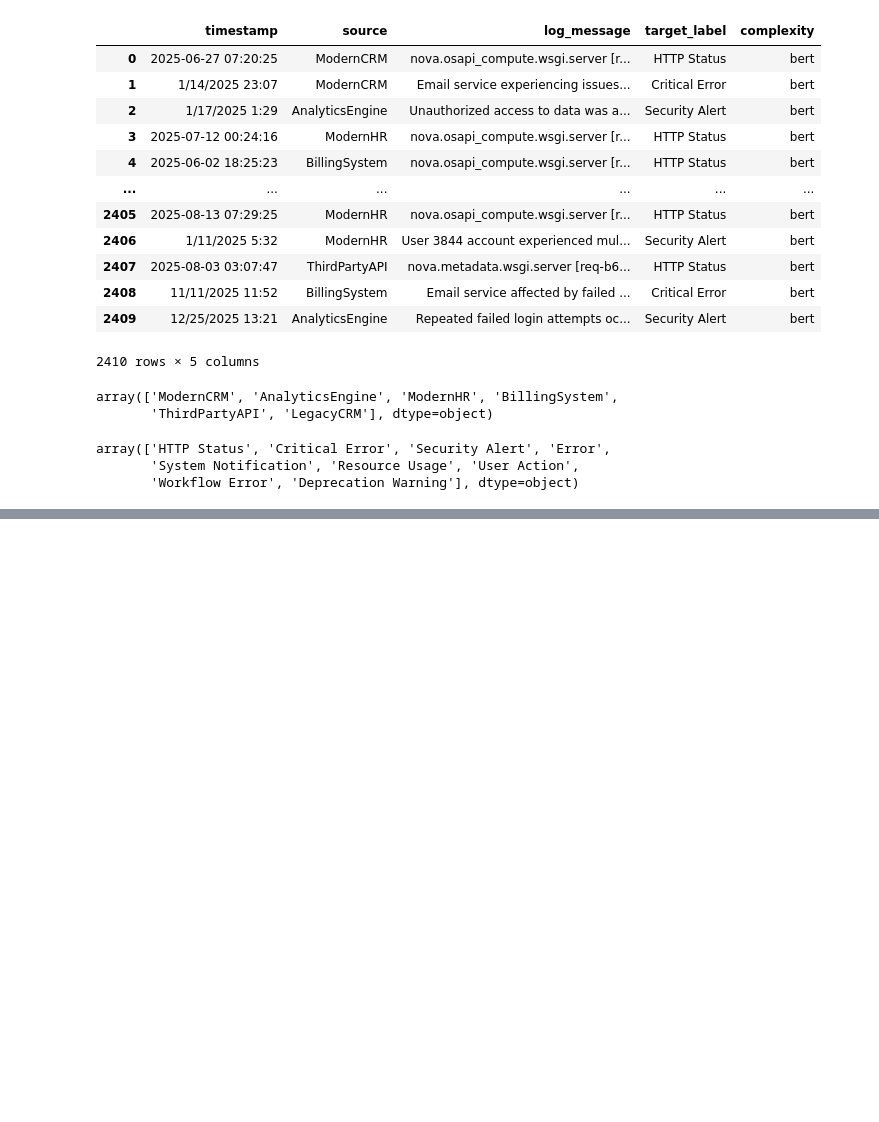
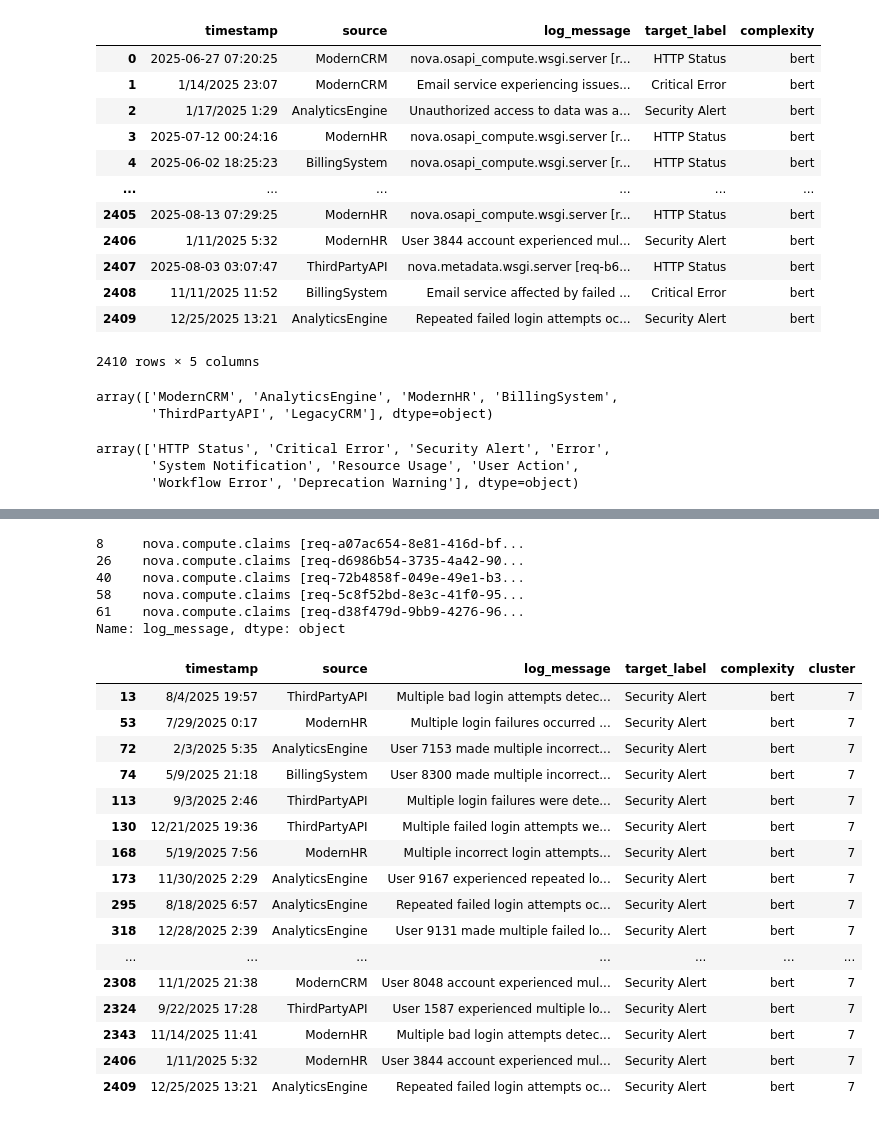
Before and after one commit to kevinjacob2001/Hybrid-Log-Classifier-AI, a Jupyter notebook: training/training.ipynb, the cells around one changed output, grey strips where cells are left out. Saved outputs shown, nothing was run; the diff lists cells and outputs as text; code cells hidden in the pictures; blank space fills up the shorter version.

```diff
--- a/training/training.ipynb
+++ b/training/training.ipynb
@@ -43,7 +43,7 @@ model = SentenceTransformer('all-MiniLM-L6-v2')
 embeddings = model.encode(df['log_message'].tolist())
 
 #perform DBSCAN Clustering
-dbscan= DBSCAN(eps=0.5, min_samples=5, metric='euclidean')
+dbscan= DBSCAN(eps=0.2, min_samples=1, metric='cosine')
 clusters=dbscan.fit_predict(embeddings)
 
 #add cluster labels to the dataframe
@@ -78,0 +88,29 @@ array([[-1.02939703e-01,  3.35459337e-02, -2.20260508e-02,
+# %%
+df[df['cluster'] == 5]['log_message'].head()
+# %% [output]
+8     nova.compute.claims [req-a07ac654-8e81-416d-bf...
+26    nova.compute.claims [req-d6986b54-3735-4a42-90...
+40    nova.compute.claims [req-72b4858f-049e-49e1-b3...
+58    nova.compute.claims [req-5c8f52bd-8e3c-41f0-95...
+61    nova.compute.claims [req-d38f479d-9bb9-4276-96...
+Name: log_message, dtype: object
+# %%
+df[df.cluster==7]
+# %% [output]
+|  | timestamp | source | log_message | target_label | complexity | cluster |
+| 13 | 8/4/2025 19:57 | ThirdPartyAPI | Multiple bad login attempts detec... | Security Alert | bert | 7 |
+| 53 | 7/29/2025 0:17 | ModernHR | Multiple login failures occurred ... | Security Alert | bert | 7 |
+| 72 | 2/3/2025 5:35 | AnalyticsEngine | User 7153 made multiple incorrect... | Security Alert | bert | 7 |
+| 74 | 5/9/2025 21:18 | BillingSystem | User 8300 made multiple incorrect... | Security Alert | bert | 7 |
+| 113 | 9/3/2025 2:46 | ThirdPartyAPI | Multiple login failures were dete... | Security Alert | bert | 7 |
+| 130 | 12/21/2025 19:36 | ThirdPartyAPI | Multiple failed login attempts we... | Security Alert | bert | 7 |
+| 168 | 5/19/2025 7:56 | ModernHR | Multiple incorrect login attempts... | Security Alert | bert | 7 |
+| 173 | 11/30/2025 2:29 | AnalyticsEngine | User 9167 experienced repeated lo... | Security Alert | bert | 7 |
+| 295 | 8/18/2025 6:57 | AnalyticsEngine | Repeated failed login attempts oc... | Security Alert | bert | 7 |
+| 318 | 12/28/2025 2:39 | AnalyticsEngine | User 9131 made multiple failed lo... | Security Alert | bert | 7 |
+| ... | ... | ... | ... | ... | ... | ... |
+| 2308 | 11/1/2025 21:38 | ModernCRM | User 8048 account experienced mul... | Security Alert | bert | 7 |
+| 2324 | 9/22/2025 17:28 | ThirdPartyAPI | User 1587 experienced multiple lo... | Security Alert | bert | 7 |
+| 2343 | 11/14/2025 11:41 | ModernHR | Multiple bad login attempts detec... | Security Alert | bert | 7 |
+| 2406 | 1/11/2025 5:32 | ModernHR | User 3844 account experienced mul... | Security Alert | bert | 7 |
+| 2409 | 12/25/2025 13:21 | AnalyticsEngine | Repeated failed login attempts oc... | Security Alert | bert | 7 |
```
Also changed, not shown: parts of 3 cells of this notebook.
